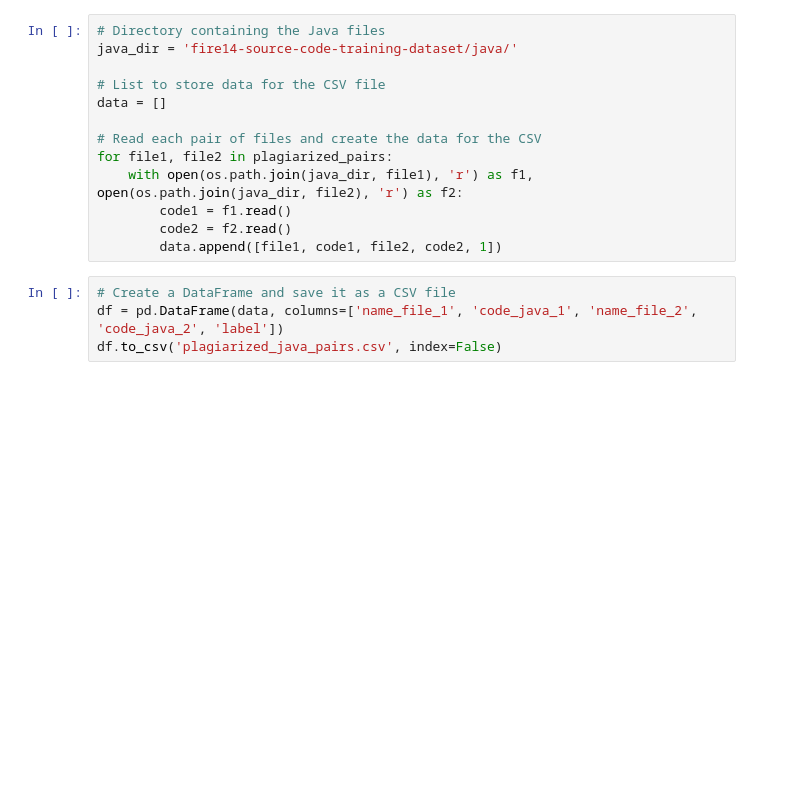
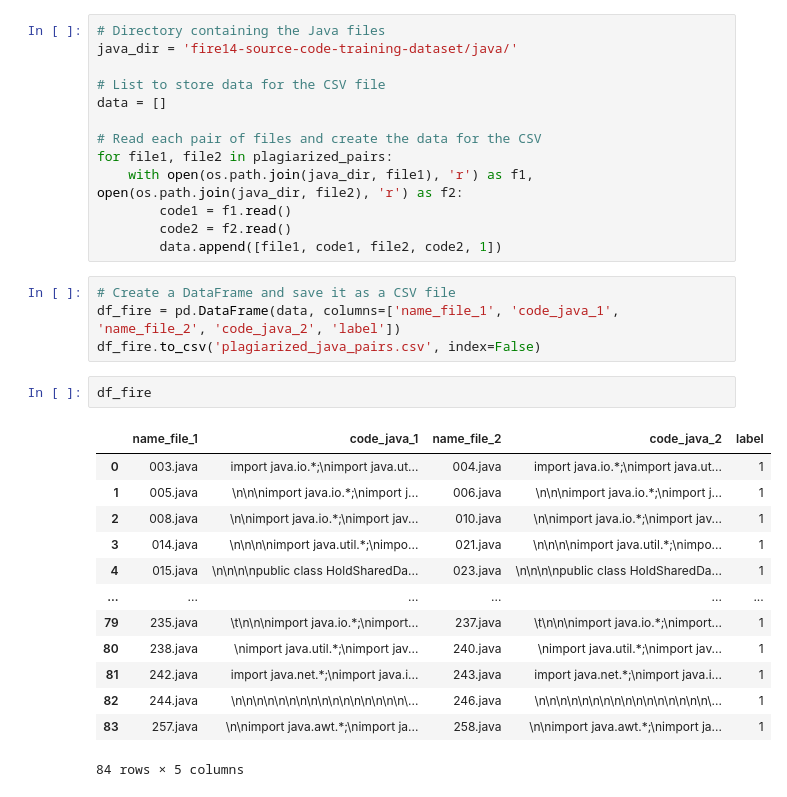
Before and after one commit to Jaime-prog/PlagiarismHunter, a Jupyter notebook: add_labels.ipynb, the cells around one changed output. Cells and saved outputs as stored; diff of their text form; blank space fills up the shorter version.

```diff
--- a/add_labels.ipynb
+++ b/add_labels.ipynb
@@ -270,5 +270,21 @@ for file1, file2 in plagiarized_pairs:
         data.append([file1, code1, file2, code2, 1])
 # %%
 # Create a DataFrame and save it as a CSV file
-df = pd.DataFrame(data, columns=['name_file_1', 'code_java_1', 'name_file_2', 'code_java_2', 'label'])
-df.to_csv('plagiarized_java_pairs.csv', index=False)
+df_fire = pd.DataFrame(data, columns=['name_file_1', 'code_java_1', 'name_file_2', 'code_java_2', 'label'])
+df_fire.to_csv('plagiarized_java_pairs.csv', index=False)
+# %%
+df_fire
+# %% [output]
+|  | name_file_1 | code_java_1 | name_file_2 | code_java_2 | label |
+| 0 | 003.java | import java.io.*;\nimport java.ut... | 004.java | import java.io.*;\nimport java.ut... | 1 |
+| 1 | 005.java | \n\n\nimport java.io.*;\nimport j... | 006.java | \n\n\nimport java.io.*;\nimport j... | 1 |
+| 2 | 008.java | \n\nimport java.io.*;\nimport jav... | 010.java | \n\nimport java.io.*;\nimport jav... | 1 |
+| 3 | 014.java | \n\n\n\nimport java.util.*;\nimpo... | 021.java | \n\n\n\nimport java.util.*;\nimpo... | 1 |
+| 4 | 015.java | \n\n\n\npublic class HoldSharedDa... | 023.java | \n\n\n\npublic class HoldSharedDa... | 1 |
+| ... | ... | ... | ... | ... | ... |
+| 79 | 235.java | \t\n\n\nimport java.io.*;\nimport... | 237.java | \t\n\n\nimport java.io.*;\nimport... | 1 |
+| 80 | 238.java | \nimport java.util.*;\nimport jav... | 240.java | \nimport java.util.*;\nimport jav... | 1 |
+| 81 | 242.java | import java.net.*;\nimport java.i... | 243.java | import java.net.*;\nimport java.i... | 1 |
+| 82 | 244.java | \n\n\n\n\n\n\n\n\n\n\n\n\n\n\n\n\... | 246.java | \n\n\n\n\n\n\n\n\n\n\n\n\n\n\n\n\... | 1 |
+| 83 | 257.java | \n\nimport java.awt.*;\nimport ja... | 258.java | \n\nimport java.awt.*;\nimport ja... | 1 |
+84 rows × 5 columns
```
